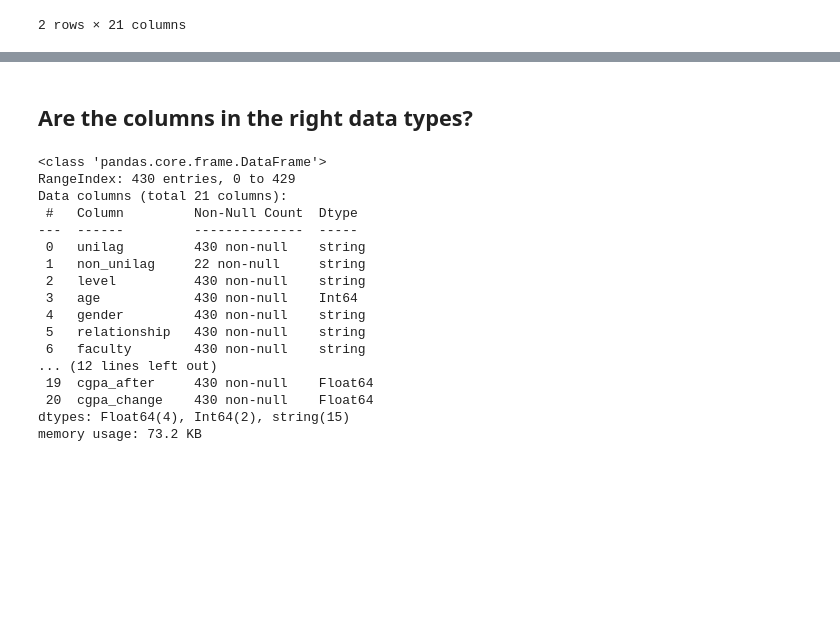
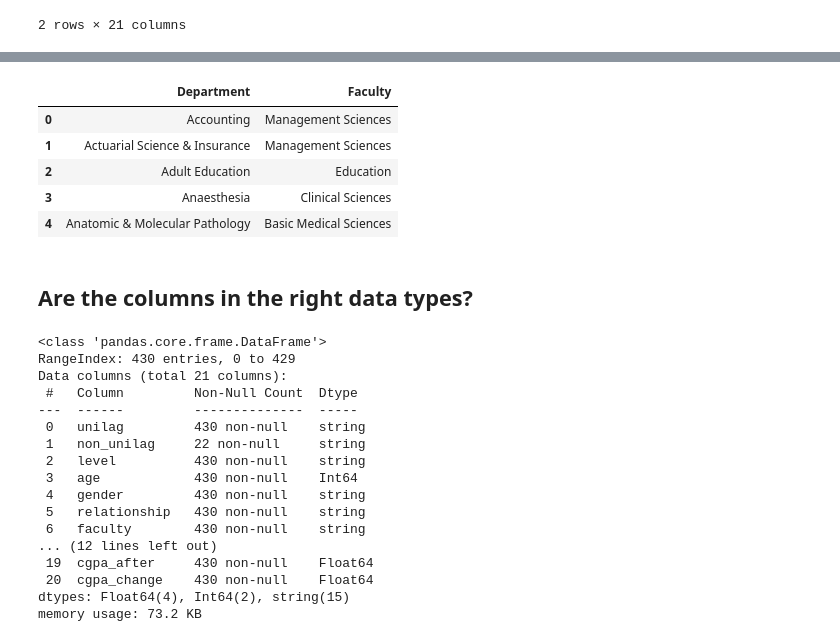
Before and after one commit to socratesjnr/asuu-strike-project, a Jupyter notebook: project-analysis/analysis/cleaning.ipynb, the cells around one changed output, grey strips where cells are left out. Drawn from its saved outputs; the diff is of its cells as text; code cells hidden in the pictures; blank space fills up the shorter version.

```diff
--- a/project-analysis/analysis/cleaning.ipynb
+++ b/project-analysis/analysis/cleaning.ipynb
@@ -236,0 +245,11 @@ data.head(2)
+# %%
+dept_faculty_df = pd.read_csv('../data/list_of_departments_and_faculties.csv')
+
+dept_faculty_df.head()
+# %% [output]
+|  | Department | Faculty |
+| 0 | Accounting | Management Sciences |
+| 1 | Actuarial Science & Insurance | Management Sciences |
+| 2 | Adult Education | Education |
+| 3 | Anaesthesia | Clinical Sciences |
+| 4 | Anatomic & Molecular Pathology | Basic Medical Sciences |
```
Also changed, not shown: parts of 19 cells of this notebook, 1 other file.
